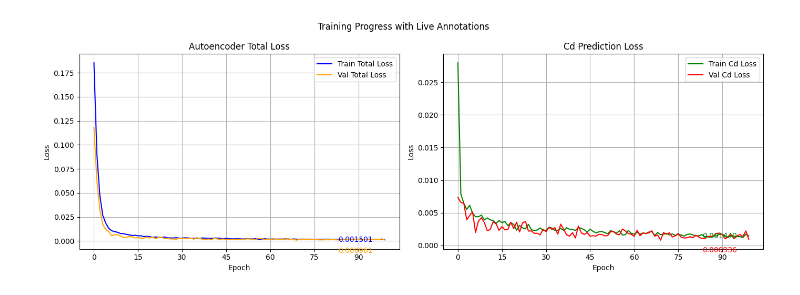
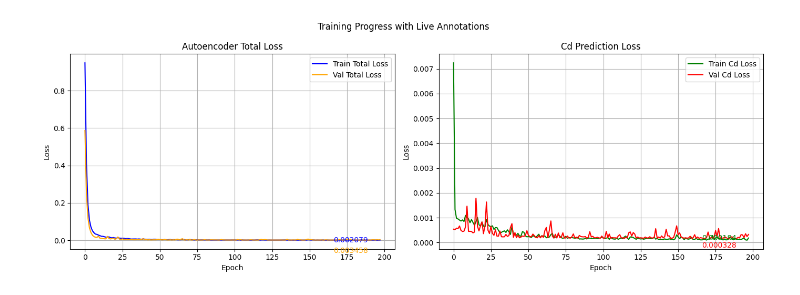
Before and after one commit to koutsavd/GeometryEncoderTorchGeom, a Jupyter notebook: AutoEncoderOPT.ipynb, the cells around one changed output. Saved outputs shown, nothing was run; the diff lists cells and outputs as text; code cells hidden in the pictures.

Commit message:
Added loss weights, cd reconstruction plot

```diff
--- a/AutoEncoderOPT.ipynb
+++ b/AutoEncoderOPT.ipynb
@@ -132,14 +59,11 @@ class CdLinearModel(torch.nn.Module):
         super().__init__()
 
         self.model = Sequential(
-            Linear(in_features, in_features // 2),
-            ReLU(),
-            Dropout(0.4),
-            Linear(in_features // 2, in_features // 4),
-            ReLU(),
-            Dropout(0.4),
-            Linear(in_features // 4, 1) , ReLU() # output: scalar Cd
-        )
+        Linear(in_features, 4*in_features), ReLU(),
+        Linear(4*in_features, 2*in_features), ReLU(),
+        Linear(2*in_features, in_features), ReLU(),
+        Linear(in_features, out_features)
+                )
 
     def forward(self, x):
         return self.model(x)
@@ -194,6 +118,8 @@ def run_epoch(model,model_cd, loader, optimizer, device, train=True):
     model.train() if train else model.eval()
     total_loss = 0
     total_cd_loss = 0
+
+    loss_weights = {"Node Recon":5.0, "Cd Recon":10.0, "Connect Recon":1.}
 
     if len(loader) == 0:
         return 0.0
@@ -220,7 +146,7 @@ def run_epoch(model,model_cd, loader, optimizer, device, train=True):
         loss_x = MSELoss()(x_hat, x)
         loss_cd = MSELoss()(cd_pred, cd_true)
         loss_a = BCELoss()(adj_pred, adj_true)
-        loss = loss_x + loss_cd + loss_a
+        loss = loss_weights["Node Recon"]*loss_x + loss_weights["Cd Recon"]*loss_cd + loss_weights["Connect Recon"]*loss_a
 
         if train:
             loss.backward()
@@ -429,7 +399,7 @@ test_loader = DataLoader(test_set, batch_size=batch_size)
 device = torch.device("cuda" if torch.cuda.is_available() else "cpu")
 model = GraphAutoEncoder(in_channels=10, hidden_channels=64, latent_dim=512).to(device)
 model_cd = CdLinearModel(512, 1).to(device)
-optimizer = torch.optim.Adam(list(model.parameters()) + list(model_cd.parameters()), lr=1e-4, weight_decay=1e-5)
+optimizer = torch.optim.Adam(list(model.parameters()) + list(model_cd.parameters()), lr=1e-4, weight_decay=1e-4)
 
 writer = SummaryWriter(log_dir="runs/graph_ae")
 best_val_loss = float("inf")
@@ -444,36 +414,38 @@ if resume_from_checkpoint and Path("checkpoints/best_model.pt").exists():
     model_cd.load_state_dict(checkpoint["cd_model_state_dict"])
     optimizer.load_state_dict(checkpoint["optimizer_state_dict"])
     best_val_loss = checkpoint["best_val_loss"]
     start_epoch = checkpoint["epoch"] + 1
     print(f"Resumed from epoch {start_epoch}, best val loss: {best_val_loss:.6f}")
 
 train_losses = []
 val_losses = []
 cd_train_losses = []
 cd_val_losses = []
 
-for epoch in range(start_epoch, 101):
+for epoch in range(start_epoch, 201):
     train_loss, train_cd_loss = run_epoch(model, model_cd, train_loader, optimizer, device, train=True)
     val_loss, val_cd_loss = run_epoch(model, model_cd, val_loader, optimizer, device, train=False)
 
     train_losses.append(train_loss)
     val_losses.append(val_loss)
     cd_train_losses.append(train_cd_loss)
     cd_val_losses.append(val_cd_loss)
 
     writer.add_scalars("Loss", {"train": train_loss, "val": val_loss}, epoch)
     print(f"Epoch {epoch:03d} | Train Loss: {train_loss:.6f} | Val Loss: {val_loss:.6f}")
     plot_losses_dual(train_losses, val_losses, cd_train_losses, cd_val_losses)
 
     if val_loss < best_val_loss:
         best_val_loss = val_loss
         torch.save({
                 "model_state_dict": model.state_dict(),
                 "cd_model_state_dict": model_cd.state_dict(),
-                "optimizer_state_dict": optimizer.state_dict()
+                "optimizer_state_dict": optimizer.state_dict(),
+                "best_val_loss": best_val_loss,
+                "epoch": epoch
             }, "checkpoints/best_model.pt")
 # %% [output]
-[figure, old version]
+[figure, new version]
 # %%
 
     # === Test ===
```
Also changed, not shown: parts of 4 cells of this notebook, 1 other file.
